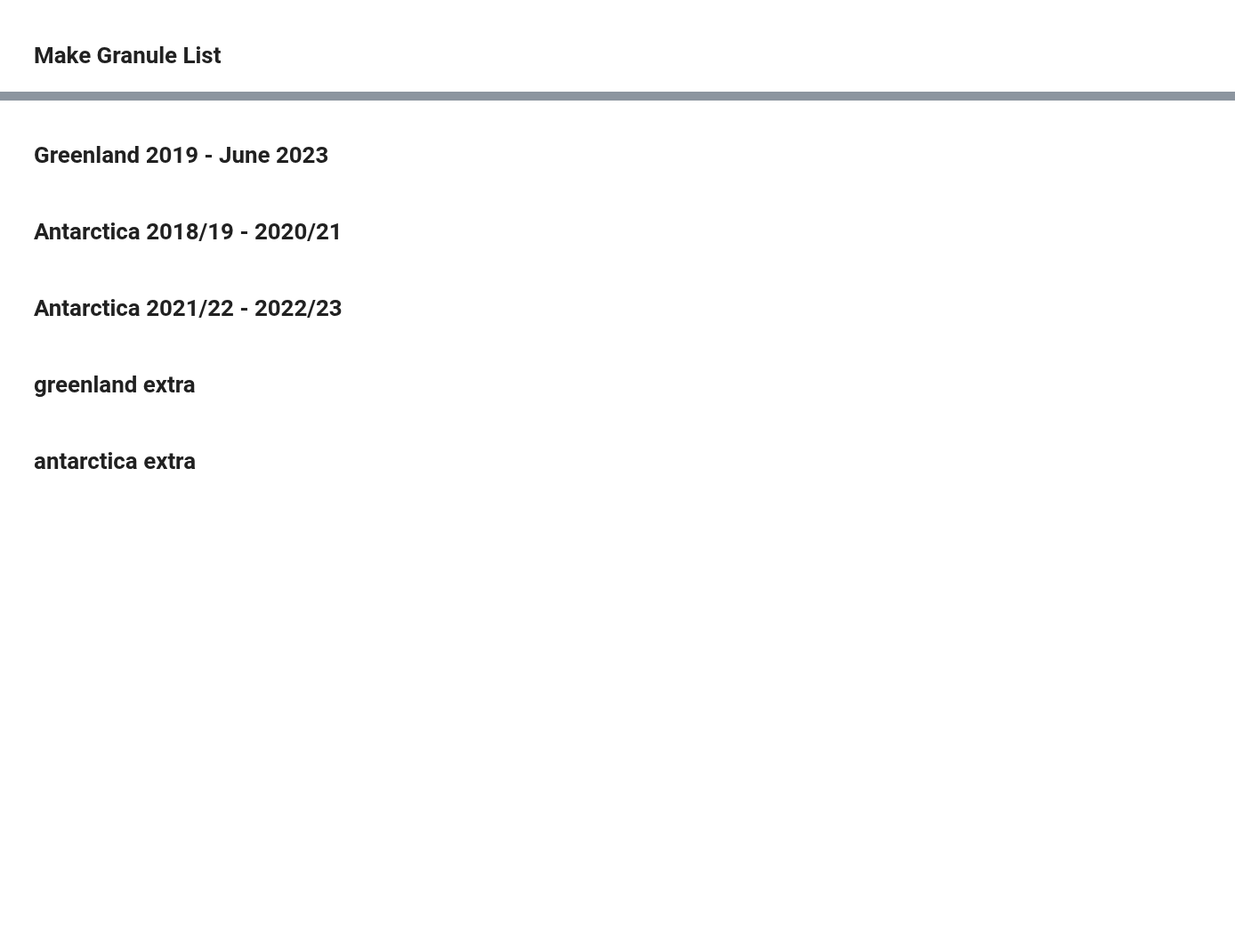
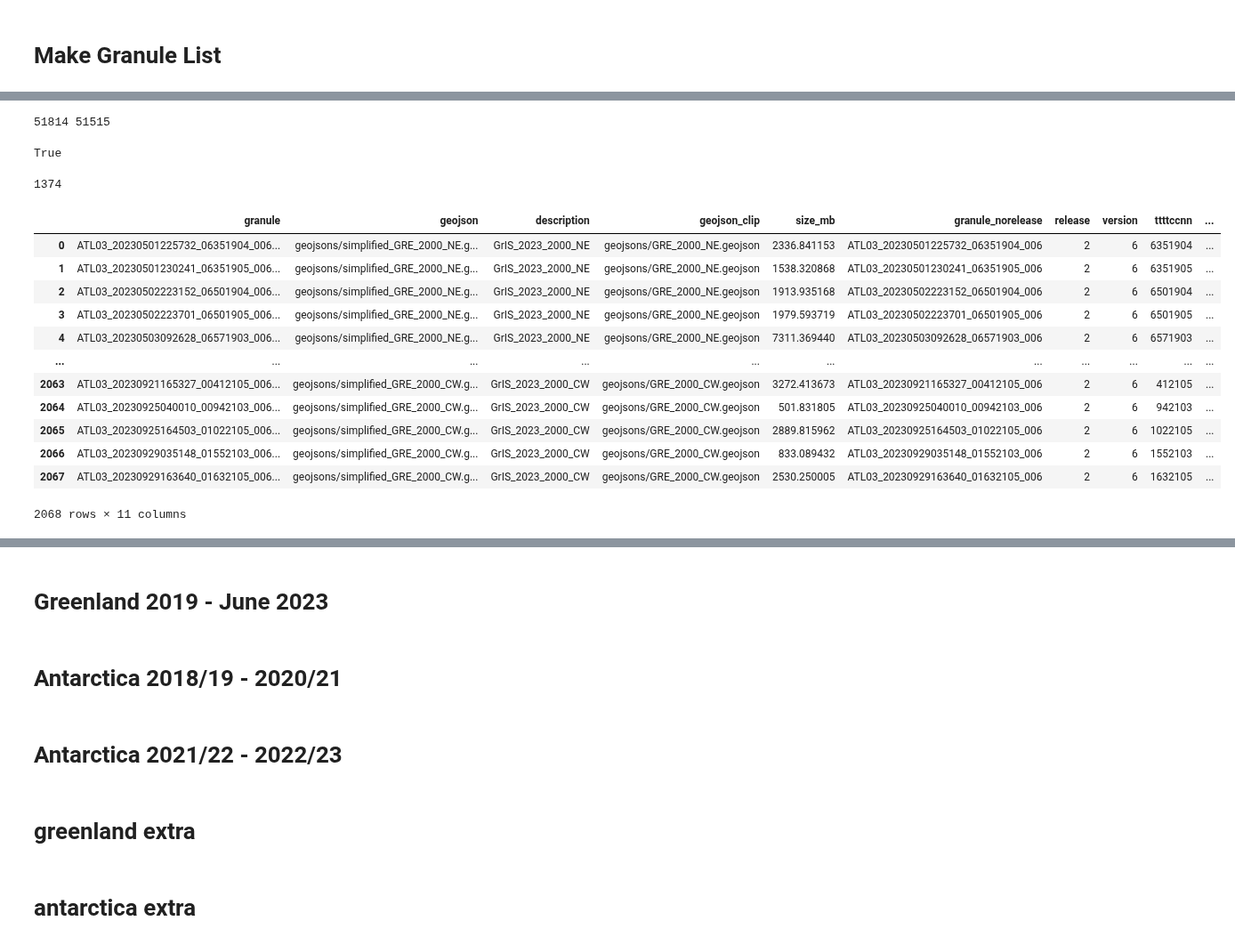
Before and after one commit to fliphilipp/GlacierLakeDetectionICESat2, a Jupyter notebook: make_granule_list.ipynb, the cells around one changed output, grey strips where cells are left out. Shown at 89% size. Cells and saved outputs as stored; diff of their text form; code cells hidden in the pictures; blank space fills up the shorter version.

Commit message:
update granule list script to filter for release, check for already processed granules

```diff
--- a/make_granule_list.ipynb
+++ b/make_granule_list.ipynb
@@ -42,0 +200,33 @@ Found 1 ATL03 version 006 granules over test_ross.geojson between 2022-01-04 and
+# %%
+filename_out = 'granule_lists/GRE_2000_May2023_Sep2023_newdata.csv'
+
+df_new = filter_release(df_all)
+ids_run_already = list(df_already_run.granule_region_id)
+df_new['select'] = df_new.apply(lambda x: x.granule_region_id not in ids_run_already, axis=1)
+df_new = df_new[df_new.select].reset_index(drop=True)
+df_new.iloc[:,:5]
+df_new.iloc[:,:5].to_csv(filename_out.replace('.csv', '_size.csv'), header=False, index=False)
+
+print('Number of ganules over Greenland:', np.sum(df_new.apply(lambda x: 'GrIS' in x.loc['description'], axis=1)))
+print('Number of ganules over Antarctica:', np.sum(df_new.apply(lambda x: 'AIS' in x.loc['description'], axis=1)))
+print('Total number of granules:', len(df_new))
+maxrow = df_new.loc[np.argmax(df_new.size_mb),:]
+print('Largest granule: %.1f GB, %s, %s' % (maxrow.size_mb/1000, maxrow.granule, maxrow.geojson))
+print('Total size: %.2f TB' % (np.sum(df_new.size_mb)/1e6))
+
+df_new_nosize = df_new.iloc[:,:4].copy()
+df_new_nosize.to_csv(filename_out, header=False, index=False)
+
+filename_all = 'granule_lists/alldata_2018-2023.csv'
+df_everything = pd.concat((df_new, df_already_run)).drop_duplicates(ignore_index=True, subset=['granule_region_id']).sort_values(by='granule').reset_index(drop=True)
+print('Number of ganules over Greenland:', np.sum(df_everything.apply(lambda x: 'GrIS' in x.loc['description'], axis=1)))
+print('Number of ganules over Antarctica:', np.sum(df_everything.apply(lambda x: 'AIS' in x.loc['description'], axis=1)))
+print('Total number of granules:', len(df_everything))
+maxrow = df_everything.loc[np.argmax(df_everything.size_mb),:]
+print('Largest granule: %.1f GB, %s, %s' % (maxrow.size_mb/1000, maxrow.granule, maxrow.geojson))
+print('Total size: %.2f TB' % (np.sum(df_everything.size_mb)/1e6))
+
+df_everything.iloc[:,:5].to_csv(filename_all.replace('.csv', '_size.csv'), header=False, index=False)
+df_everything_nosize = df_everything.iloc[:,:4].copy()
+df_everything_nosize.to_csv(filename_all, header=False, index=False)
+df_everything_nosize
@@ -42,0 +285,29 @@ Found 1 ATL03 version 006 granules over test_ross.geojson between 2022-01-04 and
+# %%
+print(len(df_already_run.granule_region_id), len(np.unique(df_already_run.granule_region_id)))
+# %% [output]
+51814 51515
+# %%
+'272005geojsons/GRE_2000_NO.geojson' in list(df_already_run.granule_region_id)
+# %% [output]
+True
+# %%
+ids_run_already = list(df_already_run.granule_region_id)
+df_new['select'] = df_new.apply(lambda x: x.granule_region_id not in ids_run_already, axis=1)
+print(np.sum(df_new.select))
+df_already_run
+df_new
+# %% [output]
+1374
+|  | granule | geojson | description | geojson_clip | size_mb | granule_norelease | release | version | ttttccnn | ... |
+| 0 | ATL03_20230501225732_06351904_006... | geojsons/simplified_GRE_2000_NE.g... | GrIS_2023_2000_NE | geojsons/GRE_2000_NE.geojson | 2336.841153 | ATL03_20230501225732_06351904_006 | 2 | 6 | 6351904 | ... |
+| 1 | ATL03_20230501230241_06351905_006... | geojsons/simplified_GRE_2000_NE.g... | GrIS_2023_2000_NE | geojsons/GRE_2000_NE.geojson | 1538.320868 | ATL03_20230501230241_06351905_006 | 2 | 6 | 6351905 | ... |
+| 2 | ATL03_20230502223152_06501904_006... | geojsons/simplified_GRE_2000_NE.g... | GrIS_2023_2000_NE | geojsons/GRE_2000_NE.geojson | 1913.935168 | ATL03_20230502223152_06501904_006 | 2 | 6 | 6501904 | ... |
+| 3 | ATL03_20230502223701_06501905_006... | geojsons/simplified_GRE_2000_NE.g... | GrIS_2023_2000_NE | geojsons/GRE_2000_NE.geojson | 1979.593719 | ATL03_20230502223701_06501905_006 | 2 | 6 | 6501905 | ... |
+| 4 | ATL03_20230503092628_06571903_006... | geojsons/simplified_GRE_2000_NE.g... | GrIS_2023_2000_NE | geojsons/GRE_2000_NE.geojson | 7311.369440 | ATL03_20230503092628_06571903_006 | 2 | 6 | 6571903 | ... |
+| ... | ... | ... | ... | ... | ... | ... | ... | ... | ... | ... |
+| 2063 | ATL03_20230921165327_00412105_006... | geojsons/simplified_GRE_2000_CW.g... | GrIS_2023_2000_CW | geojsons/GRE_2000_CW.geojson | 3272.413673 | ATL03_20230921165327_00412105_006 | 2 | 6 | 412105 | ... |
+| 2064 | ATL03_20230925040010_00942103_006... | geojsons/simplified_GRE_2000_CW.g... | GrIS_2023_2000_CW | geojsons/GRE_2000_CW.geojson | 501.831805 | ATL03_20230925040010_00942103_006 | 2 | 6 | 942103 | ... |
+| 2065 | ATL03_20230925164503_01022105_006... | geojsons/simplified_GRE_2000_CW.g... | GrIS_2023_2000_CW | geojsons/GRE_2000_CW.geojson | 2889.815962 | ATL03_20230925164503_01022105_006 | 2 | 6 | 1022105 | ... |
+| 2066 | ATL03_20230929035148_01552103_006... | geojsons/simplified_GRE_2000_CW.g... | GrIS_2023_2000_CW | geojsons/GRE_2000_CW.geojson | 833.089432 | ATL03_20230929035148_01552103_006 | 2 | 6 | 1552103 | ... |
+| 2067 | ATL03_20230929163640_01632105_006... | geojsons/simplified_GRE_2000_CW.g... | GrIS_2023_2000_CW | geojsons/GRE_2000_CW.geojson | 2530.250005 | ATL03_20230929163640_01632105_006 | 2 | 6 | 1632105 | ... |
+2068 rows × 11 columns
```
Also changed, not shown: parts of 18 cells of this notebook, 20 other files.
